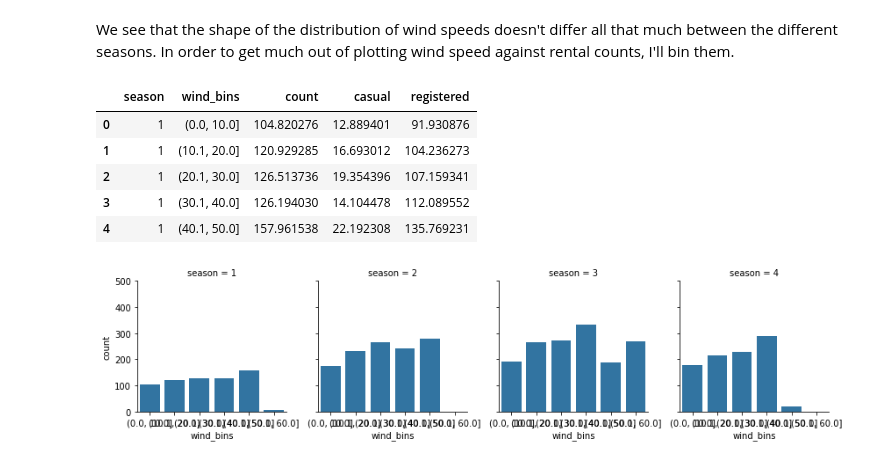
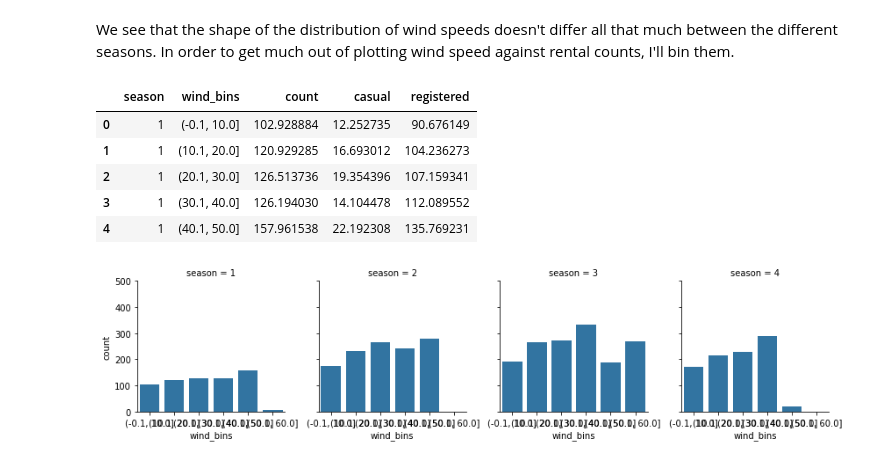
Before and after one commit to Basmatz/Spiced-bootcamp, a Jupyter notebook: Week_3/Bike_Project/Bike_Final_Project.ipynb, the cells around one changed output. Cells and saved outputs as stored; diff of their text form; code cells hidden in the pictures.

```diff
--- a/Week_3/Bike_Project/Bike_Final_Project.ipynb
+++ b/Week_3/Bike_Project/Bike_Final_Project.ipynb
@@ -591,25 +620,25 @@ We see that the shape of the distribution of wind speeds doesn't differ all that
 # %%
 # Binning for wind speed
 
 # need to define some new bins
-bins_wind = pd.IntervalIndex.from_tuples([(0, 10), (10.1, 20), (20.1, 30), (30.1, 40), (40.1, 50), (50.1, 60)])
+bins_wind = pd.IntervalIndex.from_tuples([(-0.1, 10), (10.1, 20), (20.1, 30), (30.1, 40), (40.1, 50), (50.1, 60)])
 
 # create bins in new column
 
 df['wind_bins'] = pd.cut(df['windspeed'], bins_wind)
 
 # new df which averages within bins
 
 df_wind = df.groupby(['season', 'wind_bins']).mean()
 
 df_wind = df_wind[['count', 'casual', 'registered']]
 
 df_wind.reset_index(inplace = True)
 
 df_wind.head()
 # %% [output]
 |  | season | wind_bins | count | casual | registered |
-| 0 | 1 | (0.0, 10.0] | 104.820276 | 12.889401 | 91.930876 |
+| 0 | 1 | (-0.1, 10.0] | 102.928884 | 12.252735 | 90.676149 |
 | 1 | 1 | (10.1, 20.0] | 120.929285 | 16.693012 | 104.236273 |
 | 2 | 1 | (20.1, 30.0] | 126.513736 | 19.354396 | 107.159341 |
 | 3 | 1 | (30.1, 40.0] | 126.194030 | 14.104478 | 112.089552 |
@@ -621,5 +650,5 @@ g = sns.FacetGrid(df_wind, col = 'season', ylim = (0, 500))
 g = g.map(sns.barplot, 'wind_bins', 'count')
 plt.show()
 # %% [output]
-[figure, old version]
+[figure, new version]
 # %% [markdown]
```
Also changed, not shown: parts of 44 cells of this notebook.
